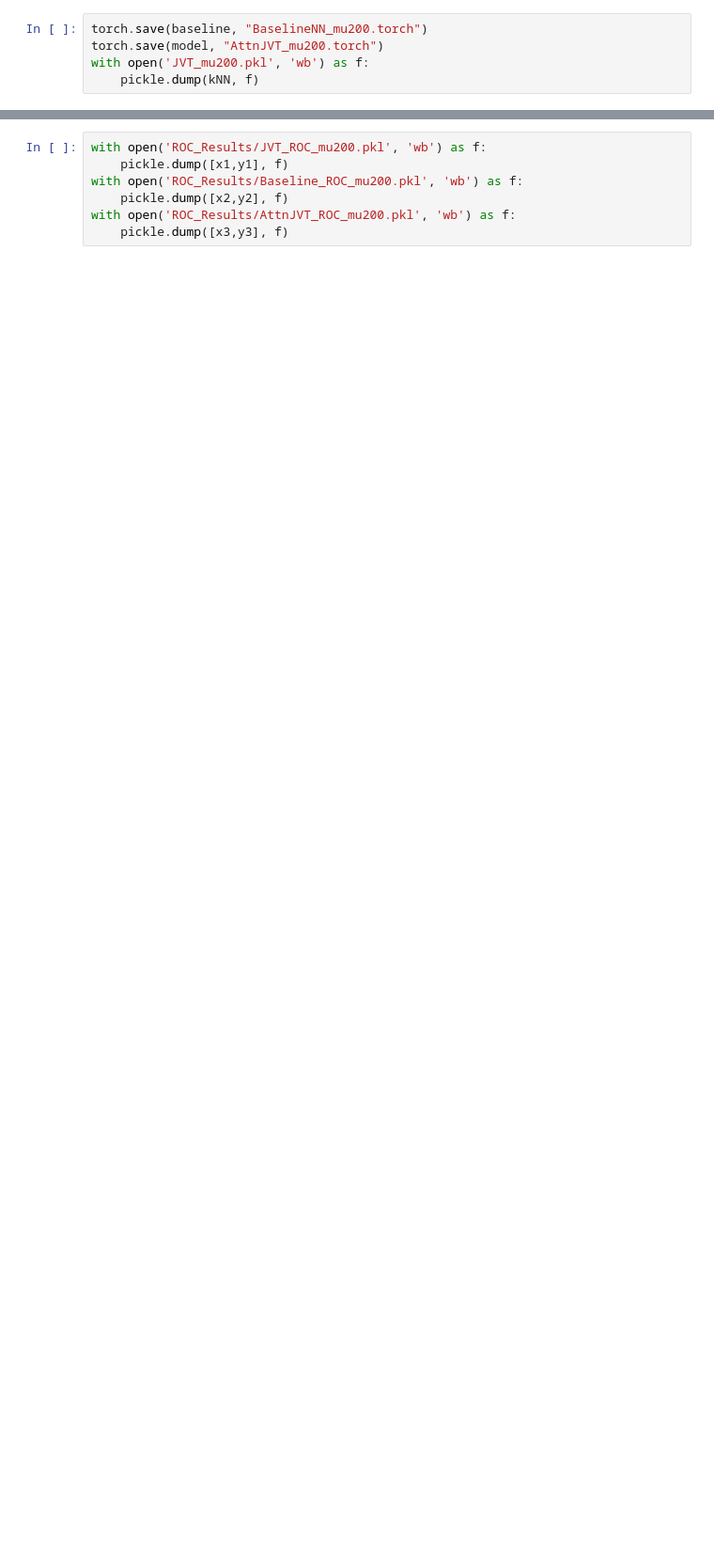
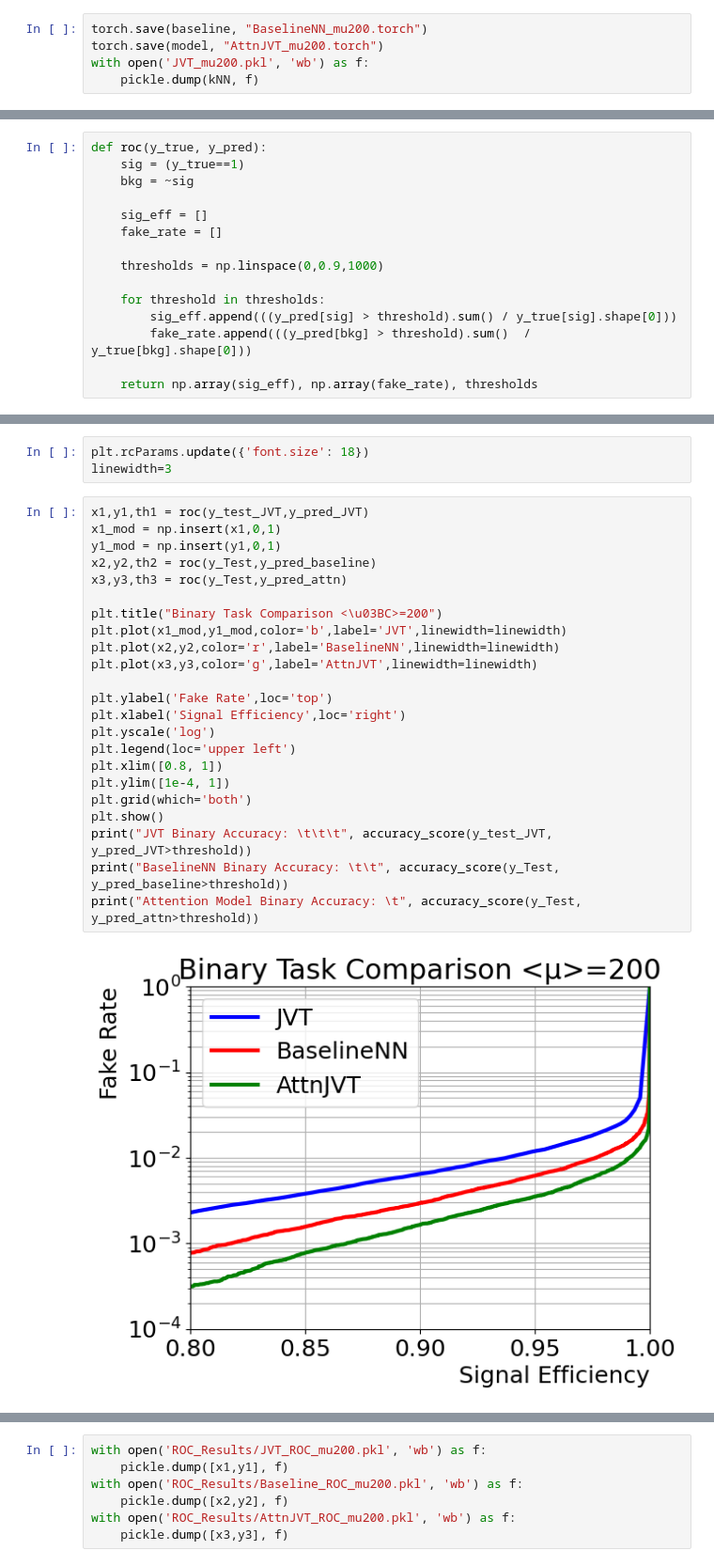
Before and after one commit to LukeV37/Pileup_Plotting, a Jupyter notebook: Fig5/JVT_Benchmark_mu200.ipynb, the cells around one changed output, grey strips where cells are left out. Shown at 94% size. Saved outputs shown, nothing was run; the diff lists cells and outputs as text; blank space fills up the shorter version.

```diff
--- a/Fig5/JVT_Benchmark_mu200.ipynb
+++ b/Fig5/JVT_Benchmark_mu200.ipynb
@@ -468,0 +414,15 @@ with open('JVT_mu200.pkl', 'wb') as f:
+# %%
+def roc(y_true, y_pred):
+    sig = (y_true==1)
+    bkg = ~sig
+
+    sig_eff = []
+    fake_rate = []
+
+    thresholds = np.linspace(0,0.9,1000)
+
+    for threshold in thresholds:
+        sig_eff.append(((y_pred[sig] > threshold).sum() / y_true[sig].shape[0]))
+        fake_rate.append(((y_pred[bkg] > threshold).sum()  / y_true[bkg].shape[0]))
+
+    return np.array(sig_eff), np.array(fake_rate), thresholds
@@ -468,0 +449,28 @@ with open('JVT_mu200.pkl', 'wb') as f:
+# %%
+plt.rcParams.update({'font.size': 18})
+linewidth=3
+# %%
+x1,y1,th1 = roc(y_test_JVT,y_pred_JVT)
+x1_mod = np.insert(x1,0,1)
+y1_mod = np.insert(y1,0,1)
+x2,y2,th2 = roc(y_Test,y_pred_baseline)
+x3,y3,th3 = roc(y_Test,y_pred_attn)
+
+plt.title("Binary Task Comparison <\u03BC>=200")
+plt.plot(x1_mod,y1_mod,color='b',label='JVT',linewidth=linewidth)
+plt.plot(x2,y2,color='r',label='BaselineNN',linewidth=linewidth)
+plt.plot(x3,y3,color='g',label='AttnJVT',linewidth=linewidth)
+
+plt.ylabel('Fake Rate',loc='top')
+plt.xlabel('Signal Efficiency',loc='right')
+plt.yscale('log')
+plt.legend(loc='upper left')
+plt.xlim([0.8, 1])
+plt.ylim([1e-4, 1])
+plt.grid(which='both')
+plt.show()
+print("JVT Binary Accuracy: \t\t\t", accuracy_score(y_test_JVT, y_pred_JVT>threshold))
+print("BaselineNN Binary Accuracy: \t\t", accuracy_score(y_Test, y_pred_baseline>threshold))
+print("Attention Model Binary Accuracy: \t", accuracy_score(y_Test, y_pred_attn>threshold))
+# %% [output]
+[figure, new version]
```
Also changed, not shown: parts of 8 cells of this notebook, 14 other files.
